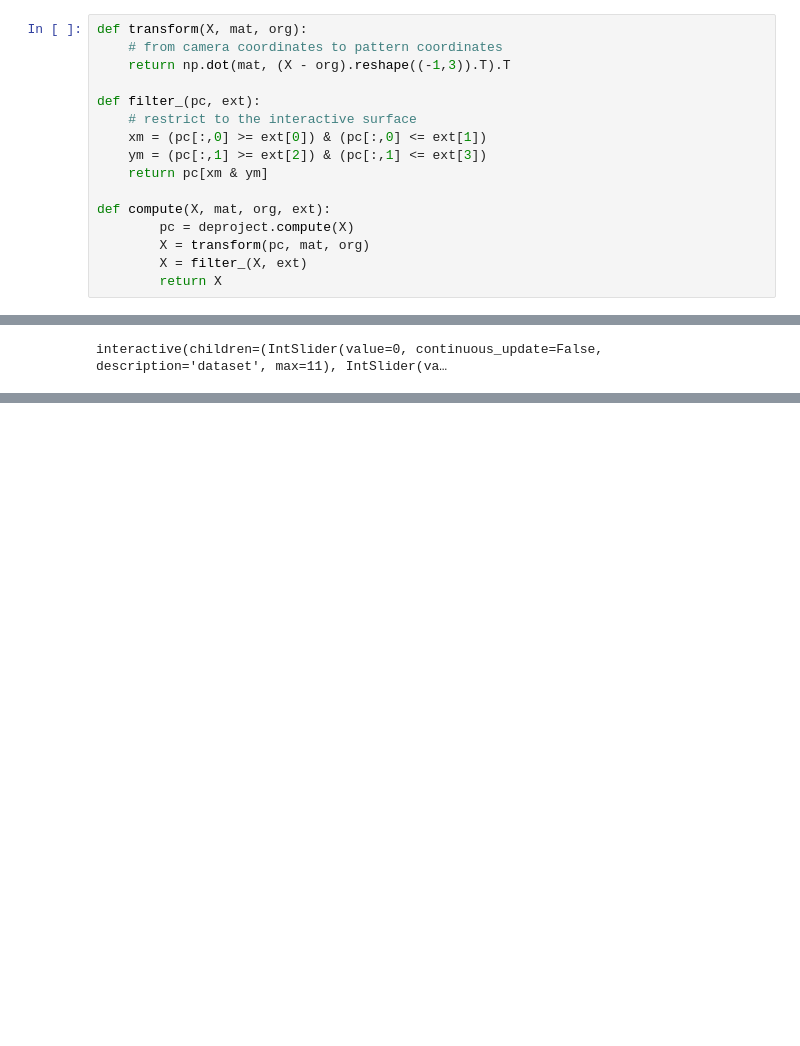
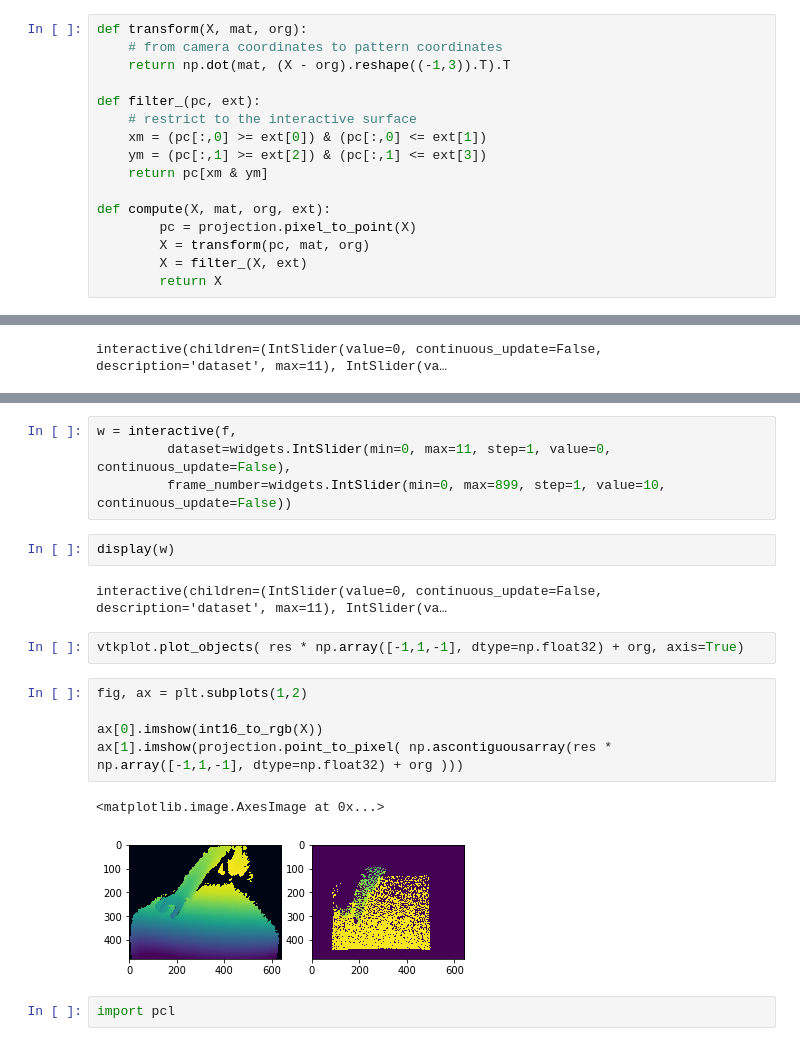
Before and after one commit to toinsson/touchclass, a Jupyter notebook: 1. dataset-exploration.ipynb, the cells around one changed output, grey strips where cells are left out. Cells and saved outputs as stored; diff of their text form; blank space fills up the shorter version.

```diff
--- a/1. dataset-exploration.ipynb
+++ b/1. dataset-exploration.ipynb
@@ -151,7 +151,7 @@ def filter_(pc, ext):
     return pc[xm & ym]
 
 def compute(X, mat, org, ext):
-        pc = deproject.compute(X)
+        pc = projection.pixel_to_point(X)
         X = transform(pc, mat, org)
         X = filter_(X, ext)
         return X
@@ -192,0 +267,20 @@ interactive(children=(IntSlider(value=0, continuous_update=False, description='d
+# %%
+w = interactive(f,
+         dataset=widgets.IntSlider(min=0, max=11, step=1, value=0, continuous_update=False),
+         frame_number=widgets.IntSlider(min=0, max=899, step=1, value=10, continuous_update=False))
+# %%
+display(w)
+# %% [output]
+interactive(children=(IntSlider(value=0, continuous_update=False, description='dataset', max=11), IntSlider(va…
+# %%
+vtkplot.plot_objects( res * np.array([-1,1,-1], dtype=np.float32) + org, axis=True)
+# %%
+fig, ax = plt.subplots(1,2)
+
+ax[0].imshow(int16_to_rgb(X))
+ax[1].imshow(projection.point_to_pixel( np.ascontiguousarray(res * np.array([-1,1,-1], dtype=np.float32) + org )))
+# %% [output]
+<matplotlib.image.AxesImage at 0x...>
+[figure, added]
+# %%
+import pcl
```
Also changed, not shown: parts of 19 cells of this notebook, 19 other files.
